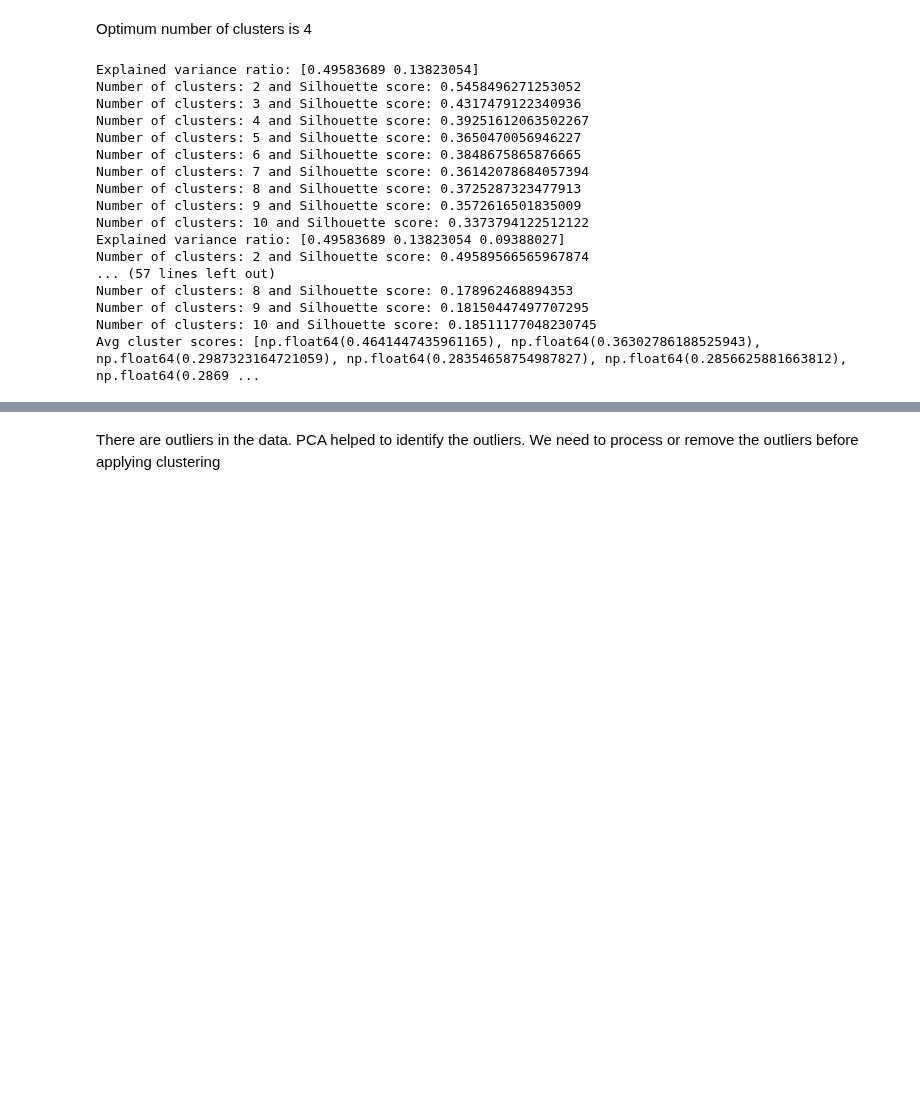
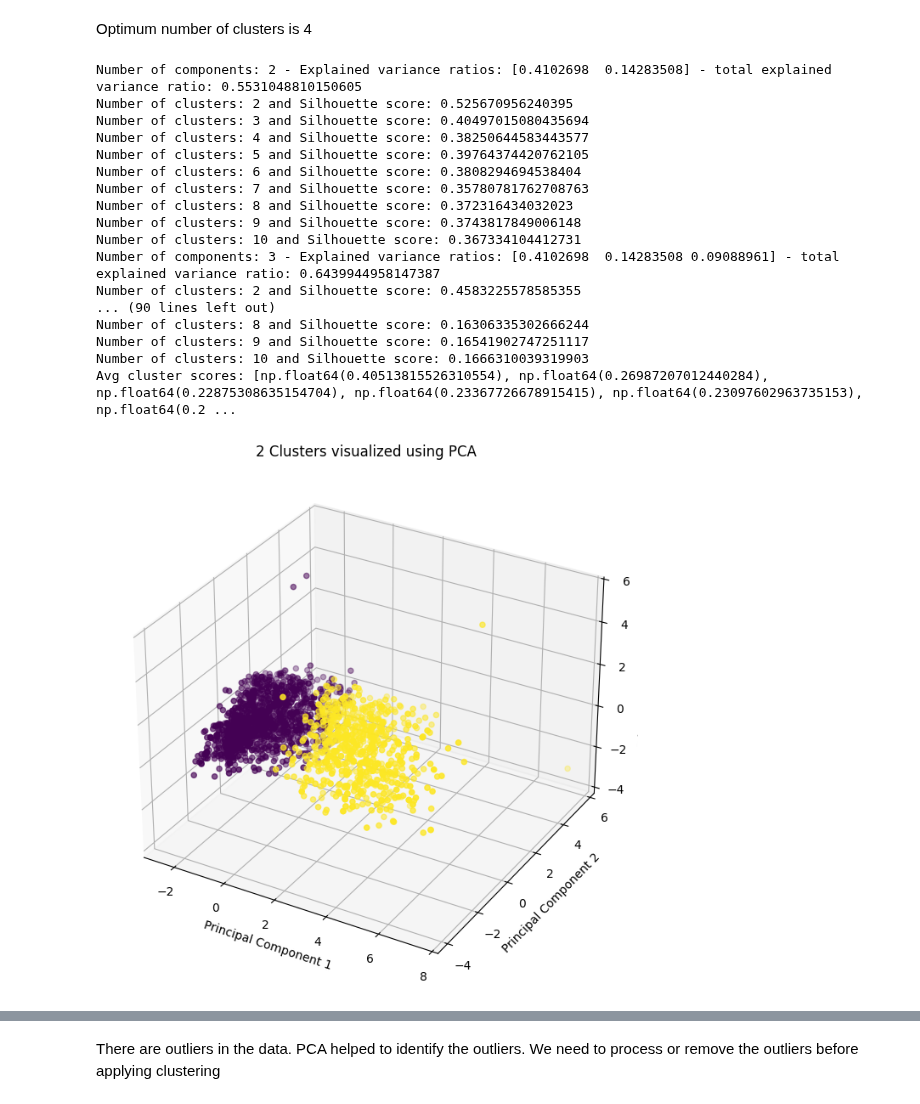
Before and after one commit to ROHIT779/ml-projects, a Jupyter notebook: customer-segmentation-clustering/customer_segmentation.ipynb, the cells around one changed output, grey strips where cells are left out. Cells and saved outputs as stored; diff of their text form; code cells hidden in the pictures; blank space fills up the shorter version.

```diff
--- a/customer-segmentation-clustering/customer_segmentation.ipynb
+++ b/customer-segmentation-clustering/customer_segmentation.ipynb
@@ -328,6 +358,7 @@ Number of clusters: 10 and Silhouette score: 0.18511177048473546
 # %% [markdown]
 Optimum number of clusters is 4
 # %%
+
 # for n_cluster in n_clusters:
 #   # Applying PCA for dimensionality reduction
 #   pca = PCA(n_components = 2)
@@ -356,37 +387,43 @@ Optimum number of clusters is 4
 # #     output1.append(output[j])
 # #   j+=1
 
+# PCA
+
+import copy
+
 n_comps = range(2, filtered_data_scaled.shape[1]+1)
 all_scores = []
+filtered_data_pca_n_comps = []
+result_n_clusters_n_comps = []
 for n_comp in n_comps:
   filtered_data_scaled1 = copy.deepcopy(filtered_data_scaled)
   pca = PCA(n_components = n_comp)
   filtered_data_pca = pca.fit_transform(filtered_data_scaled1)
-  print(f"Explained variance ratio: {pca.explained_variance_ratio_}")
+  print(f"Number of components: {n_comp} - Explained variance ratios: {pca.explained_variance_ratio_} - total explained variance ratio: {np.sum(pca.explained_variance_ratio_)}")
+  filtered_data_pca_n_comps.append(filtered_data_pca)
   result_n_clusters, scores = fit_kmeans_clustering(filtered_data_pca)
   all_scores.append(scores)
+  result_n_clusters_n_comps.append(result_n_clusters)
 avg_cluster_scores = [0] * len(all_scores[0])
 for row in all_scores:
   for i_cluster_score in range(len(row)):
     avg_cluster_scores[i_cluster_score] += row[i_cluster_score]/len(all_scores)
 print(f"Avg cluster scores: {avg_cluster_scores}")
-  # score = silhouette_score(filtered_data_scaled, output)
-  # print(f"Number of clusters: {2} and Silhouette score: {score}")
 # %% [output]
-Explained variance ratio: [0.49583689 0.13823054]
-Number of clusters: 2 and Silhouette score: 0.5458496271253052
-Number of clusters: 3 and Silhouette score: 0.4317479122340936
-Number of clusters: 4 and Silhouette score: 0.39251612063502267
-Number of clusters: 5 and Silhouette score: 0.3650470056946227
-Number of clusters: 6 and Silhouette score: 0.3848675865876665
-Number of clusters: 7 and Silhouette score: 0.36142078684057394
-Number of clusters: 8 and Silhouette score: 0.3725287323477913
-Number of clusters: 9 and Silhouette score: 0.3572616501835009
-Number of clusters: 10 and Silhouette score: 0.3373794122512122
-Explained variance ratio: [0.49583689 0.13823054 0.09388027]
-Number of clusters: 2 and Silhouette score: 0.49589566565967874
-... (57 lines left out)
-Number of clusters: 8 and Silhouette score: 0.178962468894353
-Number of clusters: 9 and Silhouette score: 0.18150447497707295
-Number of clusters: 10 and Silhouette score: 0.18511177048230745
-Avg cluster scores: [np.float64(0.4641447435961165), np.float64(0.36302786188525943), np.float64(0.2987323164721059), np.float64(0.28354658754987827), np.float64(0.2856625881663812), np.float64(0.2869 ...
+Number of components: 2 - Explained variance ratios: [0.4102698  0.14283508] - total explained variance ratio: 0.5531048810150605
+Number of clusters: 2 and Silhouette score: 0.525670956240395
+Number of clusters: 3 and Silhouette score: 0.40497015080435694
+Number of clusters: 4 and Silhouette score: 0.38250644583443577
+Number of clusters: 5 and Silhouette score: 0.39764374420762105
+Number of clusters: 6 and Silhouette score: 0.3808294694538404
+Number of clusters: 7 and Silhouette score: 0.35780781762708763
+Number of clusters: 8 and Silhouette score: 0.372316434032023
+Number of clusters: 9 and Silhouette score: 0.3743817849006148
+Number of clusters: 10 and Silhouette score: 0.367334104412731
+Number of components: 3 - Explained variance ratios: [0.4102698  0.14283508 0.09088961] - total explained variance ratio: 0.6439944958147387
+Number of clusters: 2 and Silhouette score: 0.4583225578585355
+... (90 lines left out)
+Number of clusters: 8 and Silhouette score: 0.16306335302666244
+Number of clusters: 9 and Silhouette score: 0.16541902747251117
+Number of clusters: 10 and Silhouette score: 0.1666310039319903
+Avg cluster scores: [np.float64(0.40513815526310554), np.float64(0.26987207012440284), np.float64(0.22875308635154704), np.float64(0.23367726678915415), np.float64(0.23097602963735153), np.float64(0.2 ...
@@ -393,8 +461,24 @@ Avg cluster scores: [np.float64(0.4641447435961165), np.float64(0.36302786188525
 # %%
-# # Plotting the clusters
-# fig = plt.figure(figsize=(8,4))
-# plt.scatter(filtered_data_pca[:, 0], filtered_data_pca[:, 1], c = output, cmap = 'viridis')
-# plt.title("Clusters visualized using PCA")
-# plt.xlabel("Principal Component 1")
-# plt.ylabel("Principal Component 2")
-# plt.show()
+# Plotting the clusters
+# 2 clusters
+pca_3_comps = []
+pc1 = []
+pc2 = []
+pc3 = []
+
+for pc in filtered_data_pca_n_comps[1]:
+  pc1.append(pc[0])
+  pc2.append(pc[1])
+  pc3.append(pc[2])
+fig = plt.figure(figsize=(12,8))
+ax = fig.add_subplot(projection='3d')
+
+ax.scatter(pc1, pc2, pc3, c = result_n_clusters_n_comps[1][0], cmap = 'viridis')
+plt.title("2 Clusters visualized using PCA")
+ax.set_xlabel("Principal Component 1")
+ax.set_ylabel("Principal Component 2")
+ax.set_zlabel("Principal Component 3")
+
+plt.show()
+# %% [output]
+[figure, added]
```
Also changed, not shown: parts of 10 cells of this notebook.
